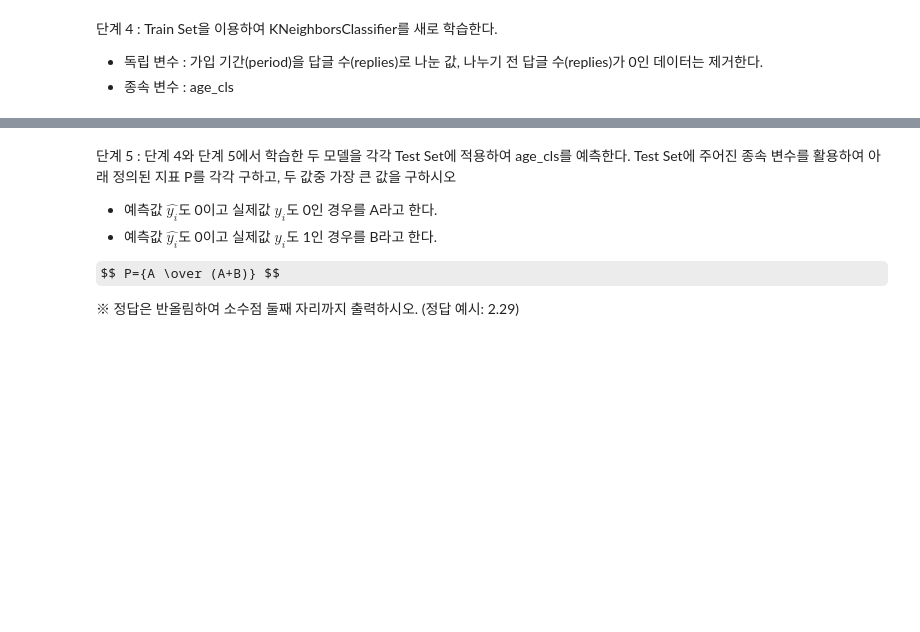
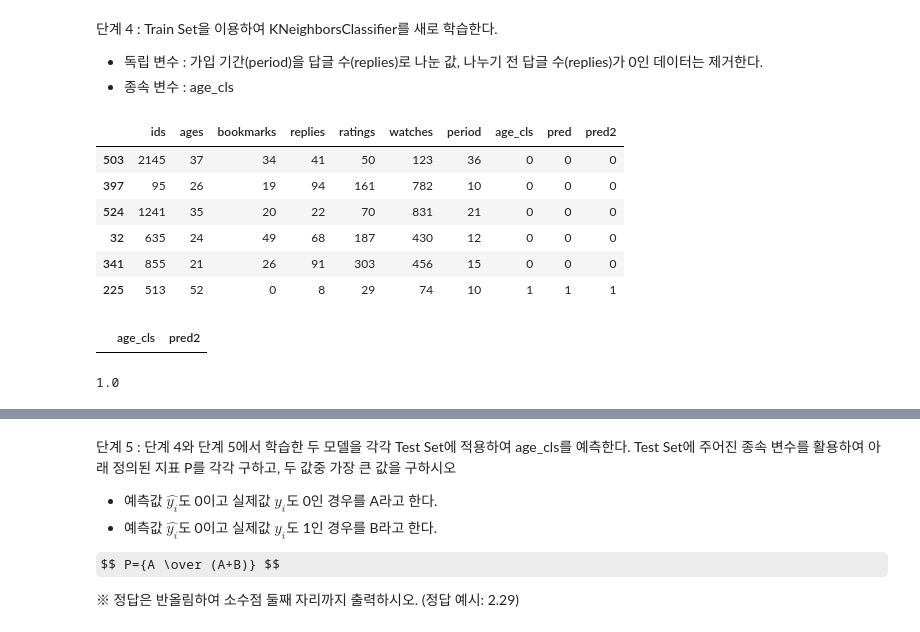
Before and after one commit to smjune/ipynb, a Jupyter notebook: tjd229/4.ipynb, the cells around one changed output, grey strips where cells are left out. Cells and saved outputs as stored; diff of their text form; code cells hidden in the pictures; some formulas as TeX source; blank space fills up the shorter version.

```diff
--- a/tjd229/4.ipynb
+++ b/tjd229/4.ipynb
@@ -327,0 +345,21 @@ y_test4
+# %%
+Train2 = Train.loc[Train.replies != 0,].copy()
+# %%
+X_train_4 = (Train2.period/(Train2.replies)).to_frame()
+y_train_4 = Train2['age_cls']
+X_test_4  = (test['period']/(test['replies'])).to_frame()
+y_test_4 = test['age_cls']
+# %%
+my_knn = KNeighborsClassifier(p=1,weights='distance')
+my_knn.fit(X_train_4, y_train_4)
+y_pred_4 = my_knn.predict(X_test_4)
+test['pred2'] = y_pred_4
+test
+# %% [output]
+|  | ids | ages | bookmarks | replies | ratings | watches | period | age_cls | pred | pred2 |
+| 503 | 2145 | 37 | 34 | 41 | 50 | 123 | 36 | 0 | 0 | 0 |
+| 397 | 95 | 26 | 19 | 94 | 161 | 782 | 10 | 0 | 0 | 0 |
+| 524 | 1241 | 35 | 20 | 22 | 70 | 831 | 21 | 0 | 0 | 0 |
+| 32 | 635 | 24 | 49 | 68 | 187 | 430 | 12 | 0 | 0 | 0 |
+| 341 | 855 | 21 | 26 | 91 | 303 | 456 | 15 | 0 | 0 | 0 |
+| 225 | 513 | 52 | 0 | 8 | 29 | 74 | 10 | 1 | 1 | 1 |
@@ -327,0 +368,9 @@ y_test4
+# %%
+B2 =test.loc[(test.age_cls == 1) & (test.pred2 == 0) , ['age_cls','pred2']].shape[0]
+# %% [output]
+|  | age_cls | pred2 |
+# %%
+answer2 = A2/A2+B2
+answer2
+# %% [output]
+1.0
```
Also changed, not shown: parts of 15 cells of this notebook, 1 other file.
